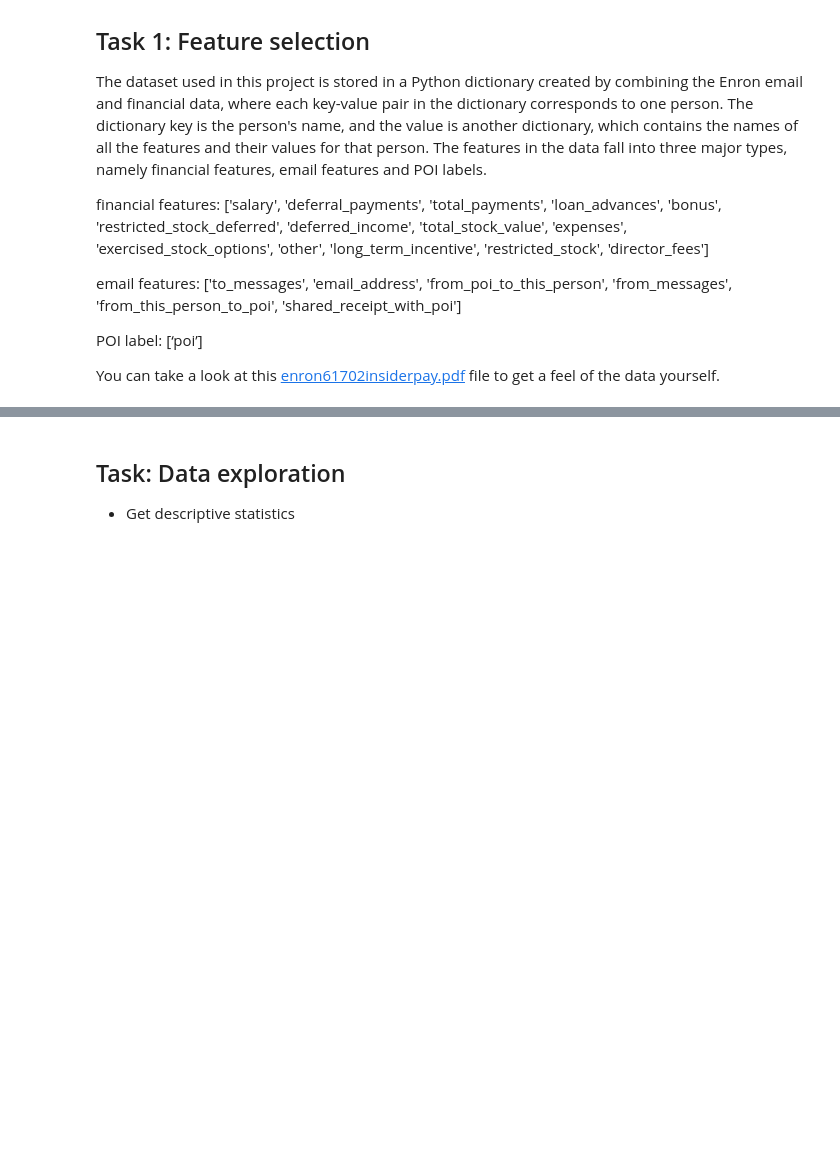
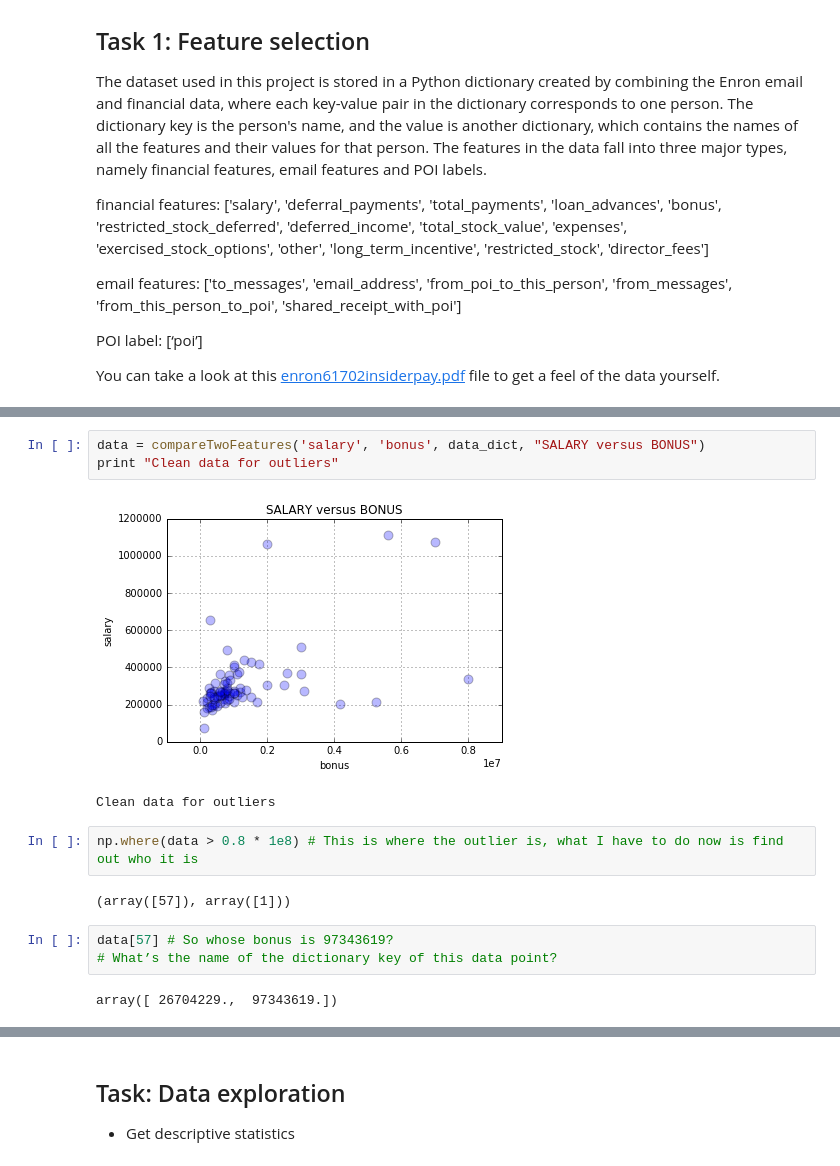
Before and after one commit to omoju/identifyFraudFromEnronEmail, a Jupyter notebook: IdentifyFraudFromEnronEmail.ipynb, the cells around one changed output, grey strips where cells are left out. Drawn from its saved outputs; the diff is of its cells as text; blank space fills up the shorter version.

```diff
--- a/IdentifyFraudFromEnronEmail.ipynb
+++ b/IdentifyFraudFromEnronEmail.ipynb
@@ -65,0 +51,15 @@ data_dict['PAI LOU L']
+# %%
+data = compareTwoFeatures('salary', 'bonus', data_dict, "SALARY versus BONUS")
+print "Clean data for outliers"
+# %% [output]
+[figure, added]
+Clean data for outliers
+# %%
+np.where(data > 0.8 * 1e8) # This is where the outlier is, what I have to do now is find out who it is
+# %% [output]
+(array([57]), array([1]))
+# %%
+data[57] # So whose bonus is 97343619?
+# What’s the name of the dictionary key of this data point?
+# %% [output]
+array([ 26704229.,  97343619.])
```
Also changed, not shown: parts of 31 cells of this notebook, 3 other files.
